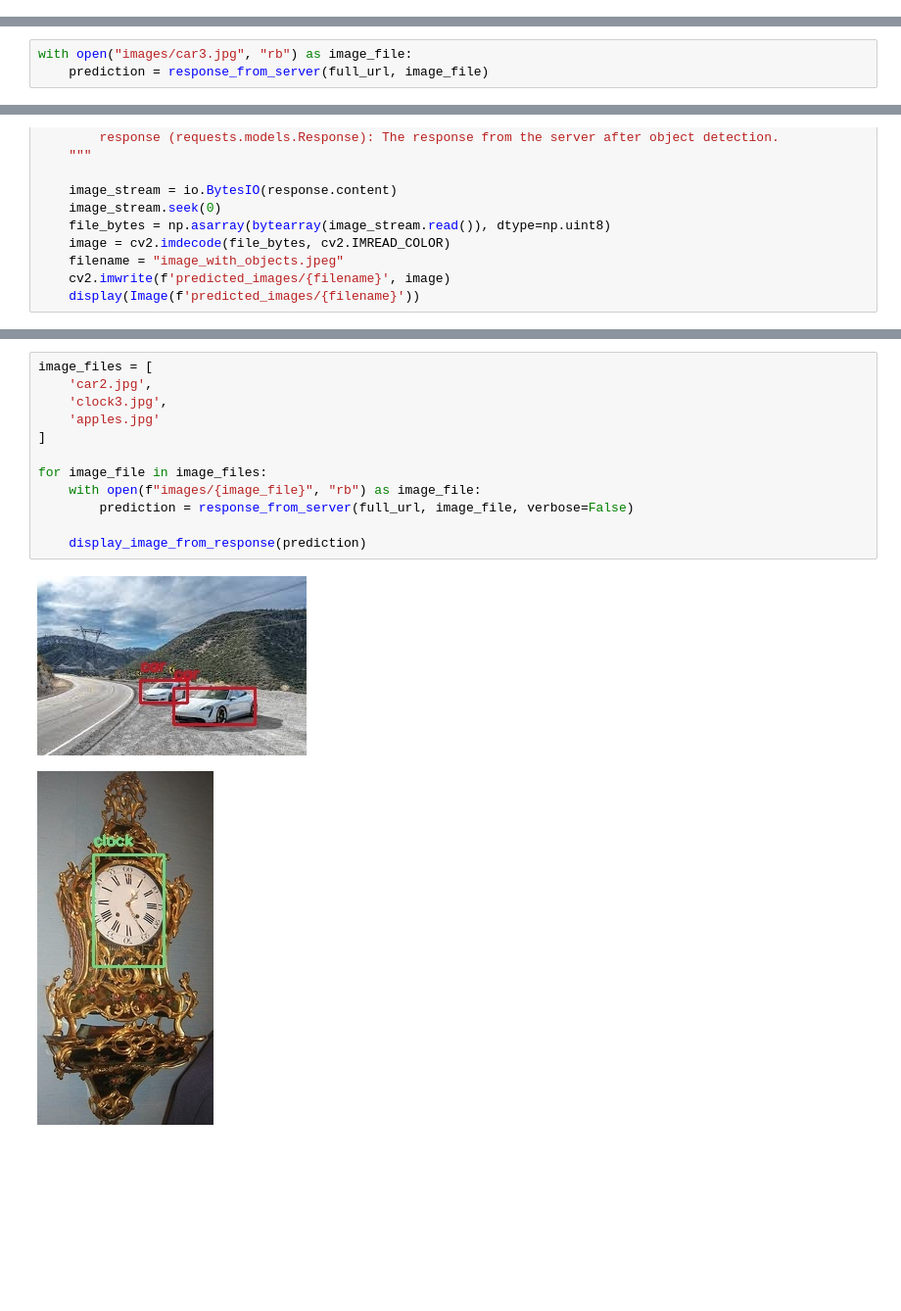
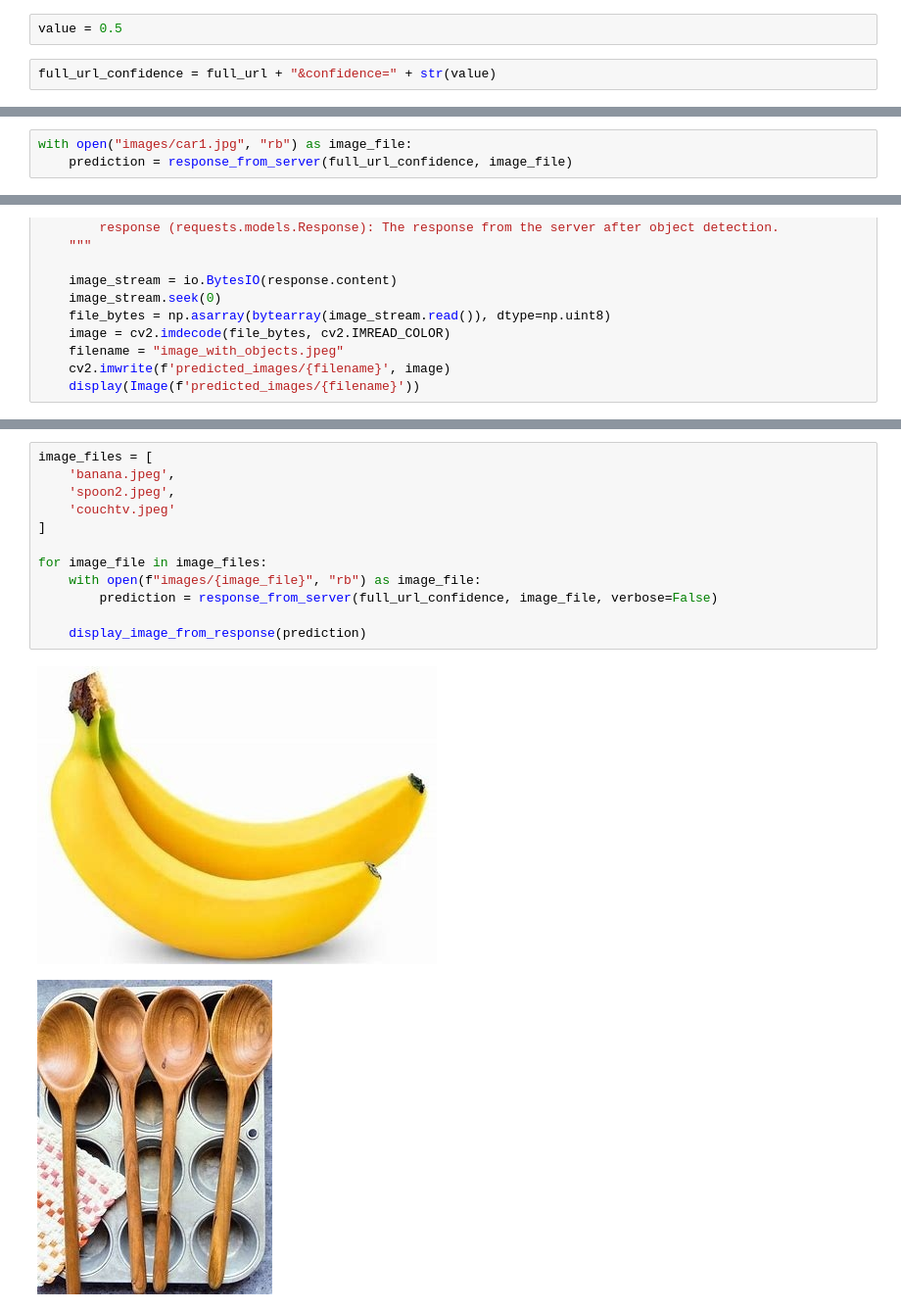
Before and after one commit to Nwankwo-Nnaemeka/yolo-object-detection, a Jupyter notebook: serving_client.ipynb, the cells around one changed output, grey strips where cells are left out. Shown: that part at 98% size. Cells and saved outputs as stored; diff of their text form; blank space fills up the shorter version.

Commit message:
Added confidence Parameter
The confidence parameter is to help set the confidence for each use case for better detection 0.5

```diff
--- a/serving_client.ipynb
+++ b/serving_client.ipynb
@@ -19,6 +19,10 @@ full_url = url_with_endpoint + "?model=" + model
 full_url
 # %% [output]
 'http://localhost:8000/predict?model=yolov3-tiny'
+# %%
+value = 0.5
+# %%
+full_url_confidence = full_url + "&confidence=" + str(value)
 # %%
 def response_from_server(url, image_file, verbose=True):
     """Makes a POST request to the server and returns the response.
@@ -40,8 +44,8 @@ def response_from_server(url, image_file, verbose=True):
         print(msg)
     return response
 # %%
-with open("images/car3.jpg", "rb") as image_file:
-    prediction = response_from_server(full_url, image_file)
+with open("images/car1.jpg", "rb") as image_file:
+    prediction = response_from_server(full_url_confidence, image_file)
 # %% [output]
 All works fine
 # %%
@@ -70,15 +74,15 @@ display_image_from_response(prediction)
 # %%
 image_files = [
-    'car2.jpg',
-    'clock3.jpg',
-    'apples.jpg'
+    'banana.jpeg',
+    'spoon2.jpeg',
+    'couchtv.jpeg'
 ]
 
 for image_file in image_files:
     with open(f"images/{image_file}", "rb") as image_file:
-        prediction = response_from_server(full_url, image_file, verbose=False)
+        prediction = response_from_server(full_url_confidence, image_file, verbose=False)
 
     display_image_from_response(prediction)
 # %% [output]
-[figure, old version]
+[figure, new version]
-[figure, old version]
+[figure, new version]
```
Also changed, not shown: parts of 2 cells of this notebook, 10 other files.
